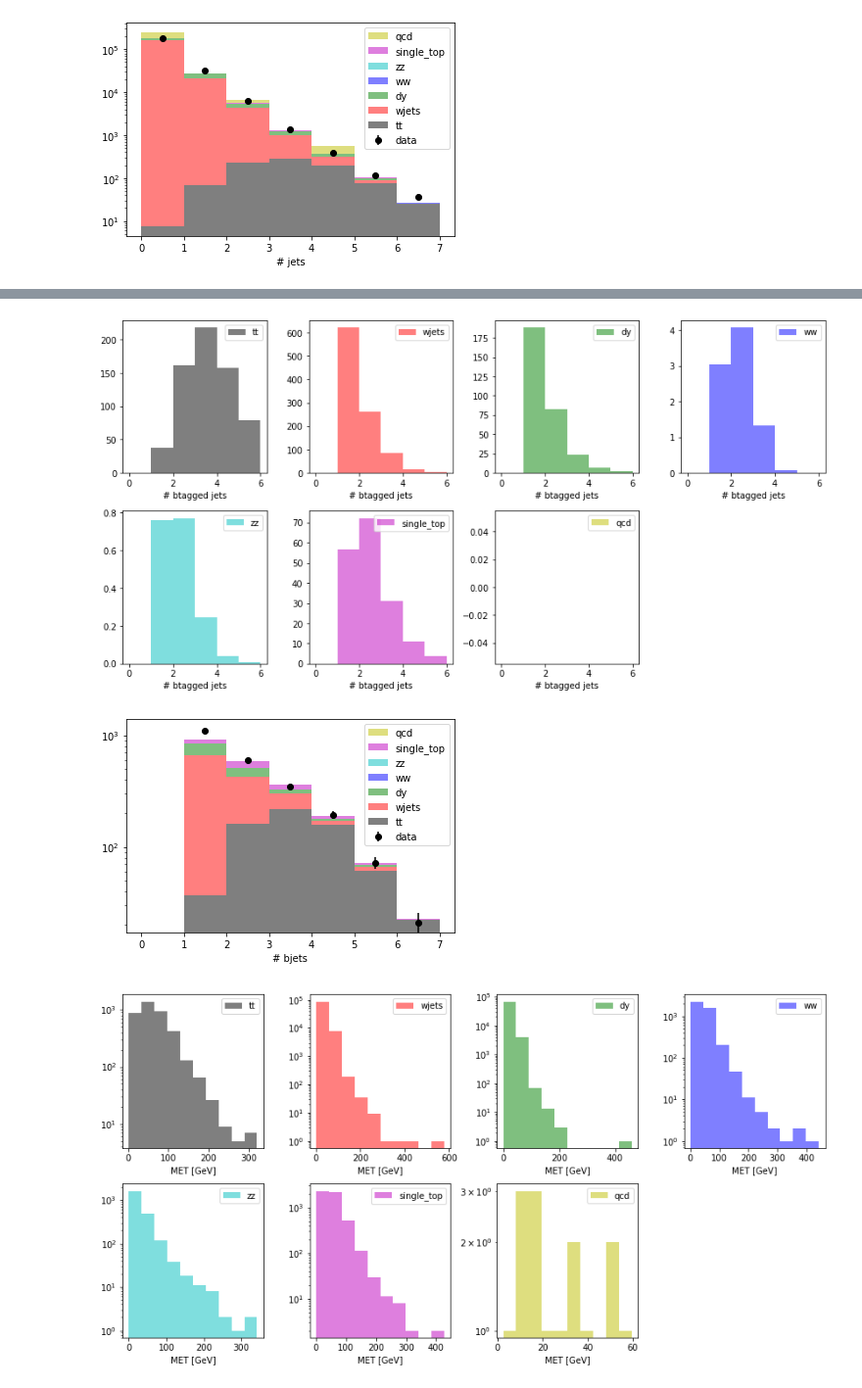
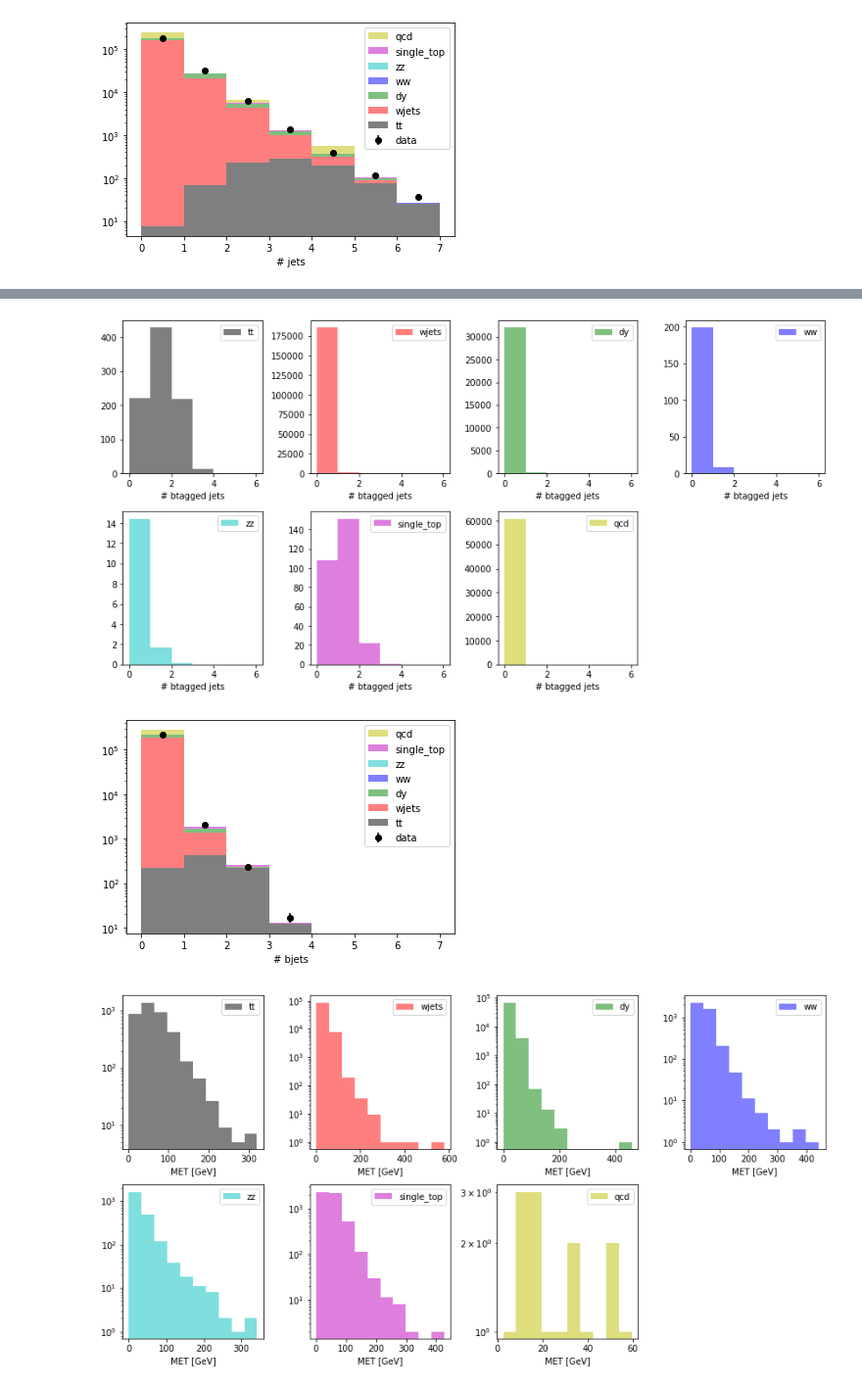
Before and after one commit to QuarkNet-HEP/ttbar-heptutorial, a Jupyter notebook: ttbar-heptutorial.ipynb, the cells around one changed output, grey strips where cells are left out. Shown at 98% size. Saved outputs shown, nothing was run; the diff lists cells and outputs as text; code cells hidden in the pictures.

Commit message:
fix nbjet selection and add references

```diff
--- a/ttbar-heptutorial.ipynb
+++ b/ttbar-heptutorial.ipynb
@@ -706,3 +706,26 @@ plt.legend(loc="upper right")
 plt.show()
 # %% [output]
 [figure]
+# %%
+fig = plt.figure(figsize=(12, 12))
+
+for i,n in enumerate(mc):
+
+    ax = plt.subplot(4,4,i+1)
+
+    plt.hist(
+        mc[n].NJet,
+        histtype='stepfilled',
+        log=False,
+        bins=6,
+        weights=mc[n].EventWeight,
+        range=(0,6),
+        color=colors[i],
+        alpha=0.5,
+    )
+
+    plt.xlabel('# jets')
+    plt.yscale('log')
+    plt.legend([n])
+
+plt.tight_layout()
@@ -753,11 +805,11 @@ for i,n in enumerate(mc):
     ax = plt.subplot(4,4,i+1)
 
     plt.hist(
-        mc[n][ak.any(mc[n].Jet.btag > 1.74, axis=1)].NJet,
+        [ak.count_nonzero(e) for e in mc[n].Jet.btag > 1.74],
         histtype='stepfilled',
         log=False,
         bins=6,
-        weights=mc[n][ak.any(mc[n].Jet.btag > 1.74, axis=1)].EventWeight,
+        weights=mc[n].EventWeight,
         range=(0,6),
         color=colors[i],
         alpha=0.5,
@@ -768,10 +820,10 @@ for i,n in enumerate(mc):
 
 plt.tight_layout()
 # %% [output]
-[figure, old version]
+[figure, new version]
 # %%
-nbjets = [ak.to_numpy(mc[n][ak.any(mc[n].Jet.btag > 1.74, axis=1)].NJet) for n in mc]
-weights = [ak.to_numpy(mc[n][ak.any(mc[n].Jet.btag > 1.74, axis=1)].EventWeight) for n in mc]
+nbjets = ak.to_numpy([[ak.count_nonzero(e) for e in mc[n].Jet.btag > 1.74] for n in mc])
+weights = [ak.to_numpy(mc[n].EventWeight) for n in mc]
 
 nbins = 7
 xmax = 7
@@ -783,42 +835,35 @@ plt.hist(
     histtype='stepfilled',
     weights=weights,
     color=colors,
     alpha=0.5,
     stacked=True,
     label=labels
 )
 
-btagged = ak.any(
-    one_iso_muon.Jet.btag > 1.74,
-    axis=1
-)
-
 n,b = np.histogram(
-    ak.to_numpy(
-        one_iso_muon[btagged].NJet
-    ),
+    [ak.count_nonzero(e) for e in one_iso_muon.Jet.btag > 1.74],
     bins=nbins,
     range=(0,xmax)
 )
 center = (b[:-1] + b[1:]) / 2
 yerrs = np.sqrt(n)
 
 plt.errorbar(
     center,
     n,
     yerr=yerrs,
     linestyle='None',
     color='black',
     marker='o',
     label='data'
 )
 
 plt.xlabel('# bjets')
 plt.yscale('log')
 plt.legend(loc="upper right")
 plt.show()
 # %% [output]
-[figure, old version]
+[figure, new version]
 # %%
 fig = plt.figure(figsize=(12, 12))
 
```
Also changed, not shown: parts of 7 cells of this notebook.
